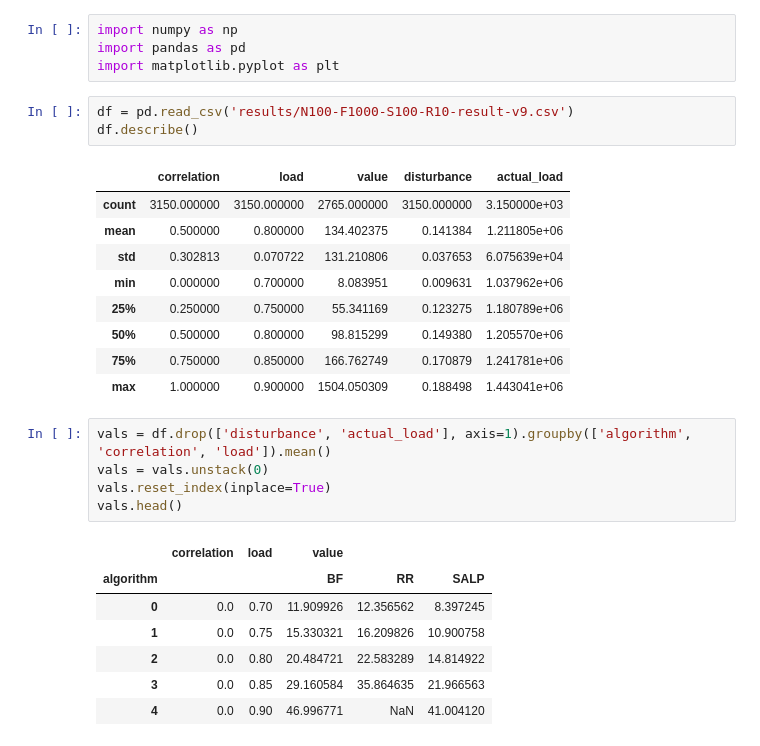
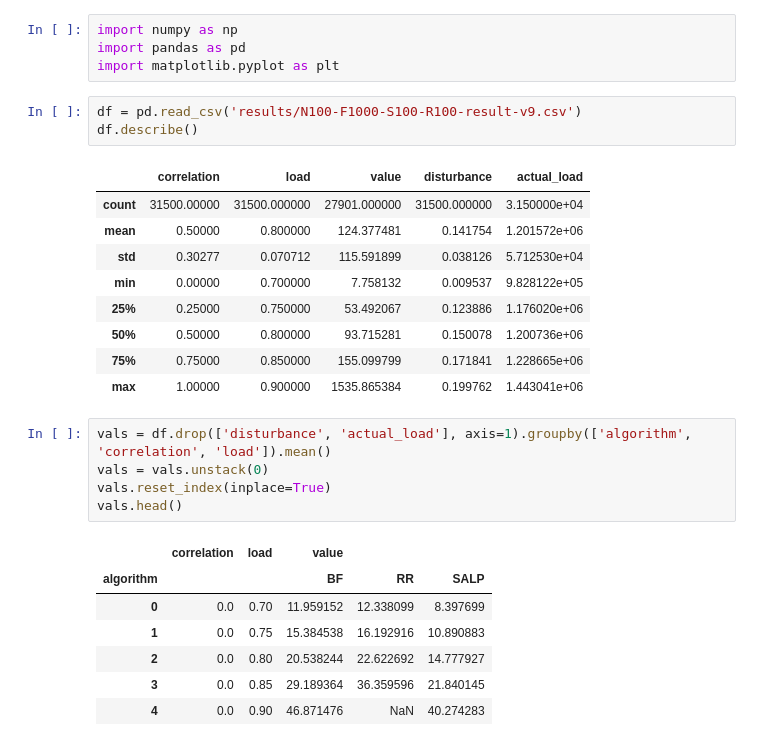
Before and after one commit to szkudlarekdamian/kosharda, a Jupyter notebook: plots_py.ipynb, the cells around one changed output. Saved outputs shown, nothing was run; the diff lists cells and outputs as text.

```diff
--- a/plots_py.ipynb
+++ b/plots_py.ipynb
@@ -3,18 +3,18 @@ import numpy as np
 import pandas as pd
 import matplotlib.pyplot as plt
 # %%
-df = pd.read_csv('results/N100-F1000-S100-R10-result-v9.csv')
+df = pd.read_csv('results/N100-F1000-S100-R100-result-v9.csv')
 df.describe()
 # %% [output]
 |  | correlation | load | value | disturbance | actual_load |
-| count | 3150.000000 | 3150.000000 | 2765.000000 | 3150.000000 | 3.150000e+03 |
-| mean | 0.500000 | 0.800000 | 134.402375 | 0.141384 | 1.211805e+06 |
-| std | 0.302813 | 0.070722 | 131.210806 | 0.037653 | 6.075639e+04 |
-| min | 0.000000 | 0.700000 | 8.083951 | 0.009631 | 1.037962e+06 |
-| 25% | 0.250000 | 0.750000 | 55.341169 | 0.123275 | 1.180789e+06 |
-| 50% | 0.500000 | 0.800000 | 98.815299 | 0.149380 | 1.205570e+06 |
-| 75% | 0.750000 | 0.850000 | 166.762749 | 0.170879 | 1.241781e+06 |
-| max | 1.000000 | 0.900000 | 1504.050309 | 0.188498 | 1.443041e+06 |
+| count | 31500.00000 | 31500.000000 | 27901.000000 | 31500.000000 | 3.150000e+04 |
+| mean | 0.50000 | 0.800000 | 124.377481 | 0.141754 | 1.201572e+06 |
+| std | 0.30277 | 0.070712 | 115.591899 | 0.038126 | 5.712530e+04 |
+| min | 0.00000 | 0.700000 | 7.758132 | 0.009537 | 9.828122e+05 |
+| 25% | 0.25000 | 0.750000 | 53.492067 | 0.123886 | 1.176020e+06 |
+| 50% | 0.50000 | 0.800000 | 93.715281 | 0.150078 | 1.200736e+06 |
+| 75% | 0.75000 | 0.850000 | 155.099799 | 0.171841 | 1.228665e+06 |
+| max | 1.00000 | 0.900000 | 1535.865384 | 0.199762 | 1.443041e+06 |
 # %%
 vals = df.drop(['disturbance', 'actual_load'], axis=1).groupby(['algorithm', 'correlation', 'load']).mean()
 vals = vals.unstack(0)
@@ -23,11 +23,11 @@ vals.head()
 # %% [output]
 |  | correlation | load | value |  |  |
 | algorithm |  |  | BF | RR | SALP |
-| 0 | 0.0 | 0.70 | 11.909926 | 12.356562 | 8.397245 |
-| 1 | 0.0 | 0.75 | 15.330321 | 16.209826 | 10.900758 |
-| 2 | 0.0 | 0.80 | 20.484721 | 22.583289 | 14.814922 |
-| 3 | 0.0 | 0.85 | 29.160584 | 35.864635 | 21.966563 |
-| 4 | 0.0 | 0.90 | 46.996771 | NaN | 41.004120 |
+| 0 | 0.0 | 0.70 | 11.959152 | 12.338099 | 8.397699 |
+| 1 | 0.0 | 0.75 | 15.384538 | 16.192916 | 10.890883 |
+| 2 | 0.0 | 0.80 | 20.538244 | 22.622692 | 14.777927 |
+| 3 | 0.0 | 0.85 | 29.189364 | 36.359596 | 21.840145 |
+| 4 | 0.0 | 0.90 | 46.871476 | NaN | 40.274283 |
 # %%
 loads = vals['load'].unique()
 fig, axes = plt.subplots(loads.size, 1, figsize=(15,15), sharex=True)
```
Also changed, not shown: parts of 8 cells of this notebook.
